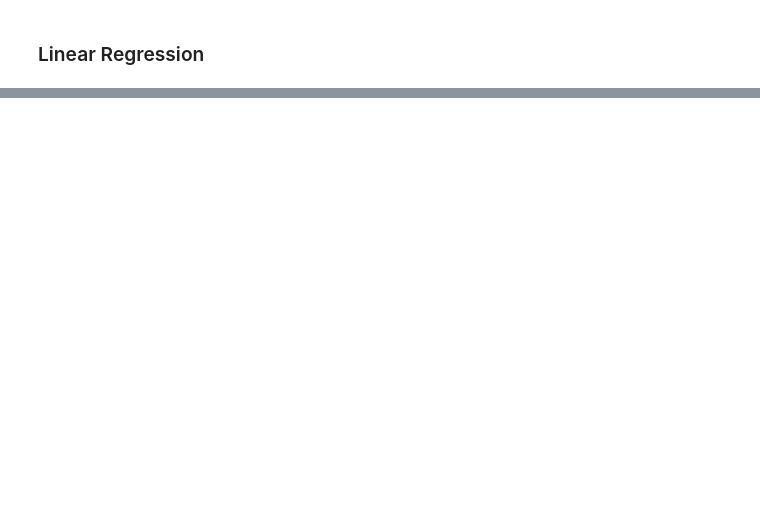
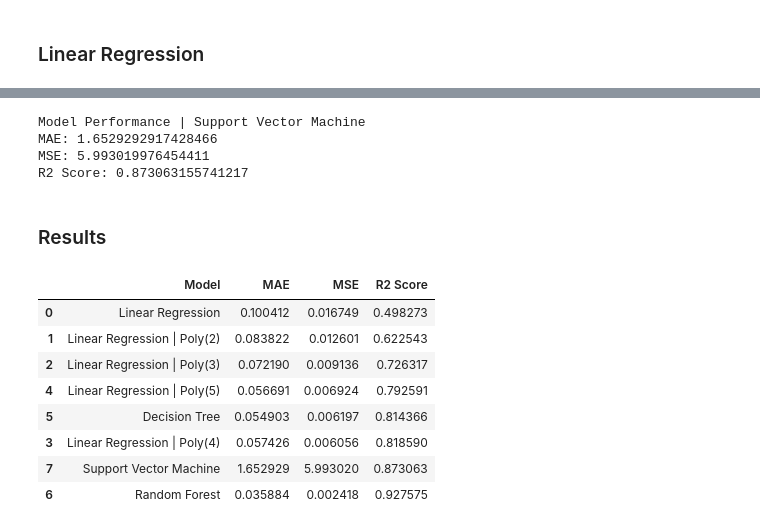
Before and after one commit to thiagoneye/master-machine_learning, a Jupyter notebook: notebooks/final_project.ipynb, the cells around one changed output, grey strips where cells are left out. Saved outputs shown, nothing was run; the diff lists cells and outputs as text; code cells hidden in the pictures; blank space fills up the shorter version.

```diff
--- a/notebooks/final_project.ipynb
+++ b/notebooks/final_project.ipynb
@@ -173,0 +379,11 @@ print(f"R2 Score: {}")
+# %%
+mae = mean_absolute_error(y_test, y_pred)
+mse = mean_squared_error(y_test, y_pred)
+r2score = r2_score(y_test, y_pred)
+
+print("Model Performance | Decision Tree")
+print(f"MAE: {mae}")
+print(f"MSE: {mse}")
+print(f"R2 Score: {r2score}")
+
+results.append(["Decision Tree", mae, mse, r2score])
@@ -173,0 +472,11 @@ print(f"R2 Score: {}")
+# %%
+mae = mean_absolute_error(y_test, y_pred)
+mse = mean_squared_error(y_test, y_pred)
+r2score = r2_score(y_test, y_pred)
+
+print("Model Performance | Random Forest")
+print(f"MAE: {mae}")
+print(f"MSE: {mse}")
+print(f"R2 Score: {r2score}")
+
+results.append(["Random Forest", mae, mse, r2score])
@@ -173,0 +550,6 @@ print(f"R2 Score: {}")
+# %%
+X = df.iloc[:, 0:5]
+y = df.iloc[:, -1]
+
+X_train, X_test, y_train, y_test = train_test_split(X, y, test_size=0.3, shuffle=True, random_state=random_state)
+X_train.shape, y_train.shape, X_test.shape, y_test.shape
@@ -173,0 +608,32 @@ print(f"R2 Score: {}")
+# %%
+mae = mean_absolute_error(y_test, y_pred)
+mse = mean_squared_error(y_test, y_pred)
+r2score = r2_score(y_test, y_pred)
+
+print("Model Performance | Support Vector Machine")
+print(f"MAE: {mae}")
+print(f"MSE: {mse}")
+print(f"R2 Score: {r2score}")
+
+results.append(["Support Vector Machine", mae, mse, r2score])
+# %% [output]
+Model Performance | Support Vector Machine
+MAE: 1.6529292917428466
+MSE: 5.993019976454411
+R2 Score: 0.873063155741217
+# %% [markdown]
+### Results
+# %%
+results = pd.DataFrame(results, columns=["Model", "MAE", "MSE", "R2 Score"])
+results = results.sort_values("R2 Score")
+display(results)
+# %% [output]
+|  | Model | MAE | MSE | R2 Score |
+| 0 | Linear Regression | 0.100412 | 0.016749 | 0.498273 |
+| 1 | Linear Regression | Poly(2) | 0.083822 | 0.012601 | 0.622543 |
+| 2 | Linear Regression | Poly(3) | 0.072190 | 0.009136 | 0.726317 |
+| 4 | Linear Regression | Poly(5) | 0.056691 | 0.006924 | 0.792591 |
+| 5 | Decision Tree | 0.054903 | 0.006197 | 0.814366 |
+| 3 | Linear Regression | Poly(4) | 0.057426 | 0.006056 | 0.818590 |
+| 7 | Support Vector Machine | 1.652929 | 5.993020 | 0.873063 |
+| 6 | Random Forest | 0.035884 | 0.002418 | 0.927575 |
```
Also changed, not shown: parts of 26 cells of this notebook.
